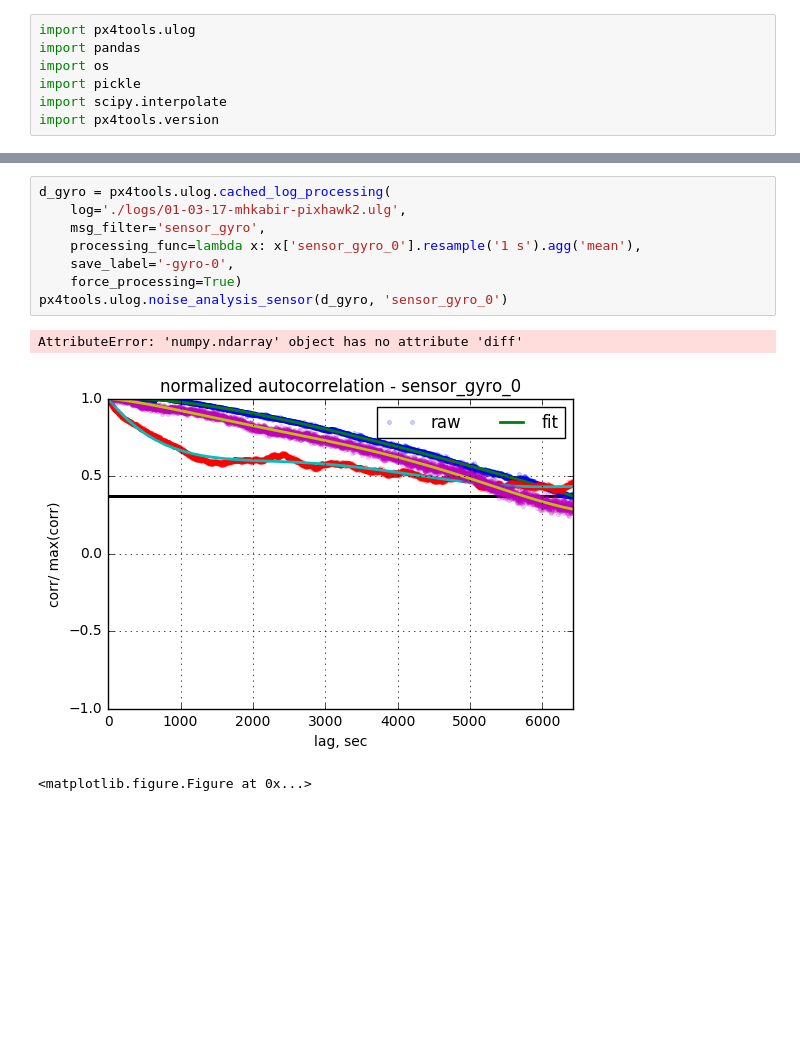
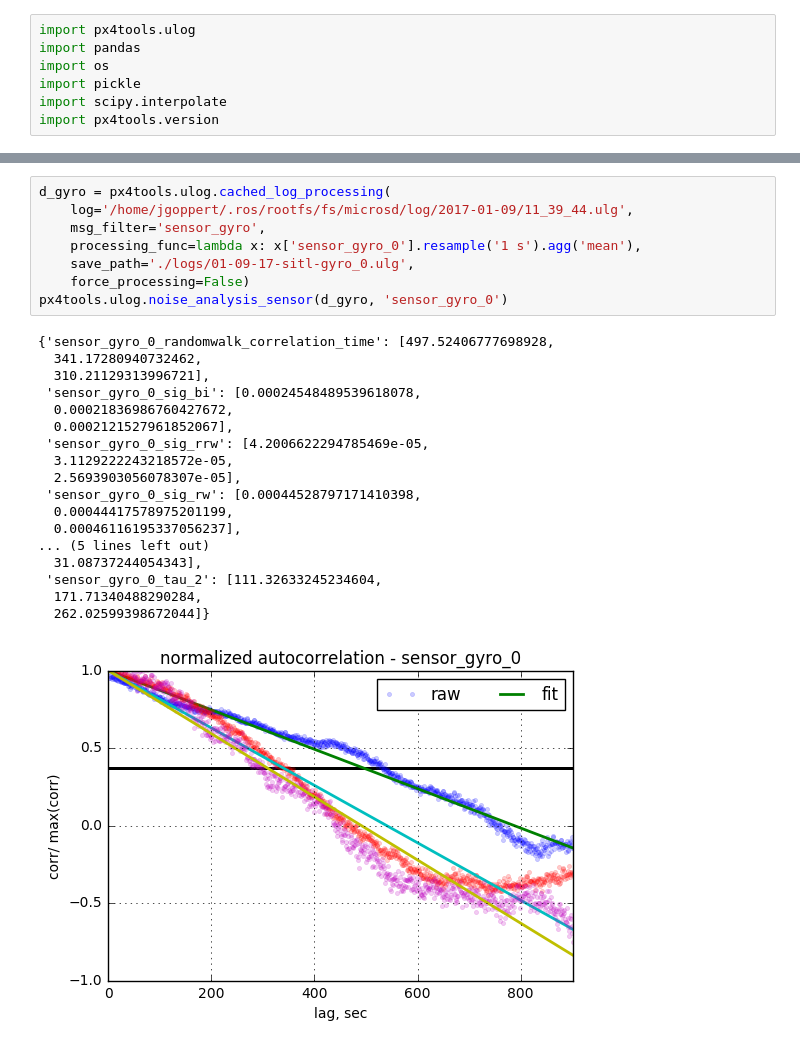
Before and after one commit to jgoppert/iekf_analysis, a Jupyter notebook: SITL Noise Identification.ipynb, the cells around one changed output, grey strips where cells are left out. Cells and saved outputs as stored; diff of their text form; blank space fills up the shorter version.

```diff
--- a/SITL Noise Identification.ipynb
+++ b/SITL Noise Identification.ipynb
@@ -22,12 +22,27 @@ px4tools.version.git_revision
 # %%
 d_gyro = px4tools.ulog.cached_log_processing(
-    log='./logs/01-03-17-mhkabir-pixhawk2.ulg',
+    log='/home/jgoppert/.ros/rootfs/fs/microsd/log/2017-01-09/11_39_44.ulg',
     msg_filter='sensor_gyro',
     processing_func=lambda x: x['sensor_gyro_0'].resample('1 s').agg('mean'),
-    save_label='-gyro-0',
-    force_processing=True)
+    save_path='./logs/01-09-17-sitl-gyro_0.ulg',
+    force_processing=False)
 px4tools.ulog.noise_analysis_sensor(d_gyro, 'sensor_gyro_0')
 # %% [output]
-AttributeError: 'numpy.ndarray' object has no attribute 'diff'
+{'sensor_gyro_0_randomwalk_correlation_time': [497.52406777698928,
+  341.17280940732462,
+  310.21129313996721],
+ 'sensor_gyro_0_sig_bi': [0.00024548489539618078,
+  0.00021836986760427672,
+  0.0002121527961852067],
+ 'sensor_gyro_0_sig_rrw': [4.2006622294785469e-05,
+  3.1129222243218572e-05,
+  2.5693903056078307e-05],
+ 'sensor_gyro_0_sig_rw': [0.00044528797171410398,
+  0.00044417578975201199,
+  0.00046116195337056237],
+... (5 lines left out)
+  31.08737244054343],
+ 'sensor_gyro_0_tau_2': [111.32633245234604,
+  171.71340488290284,
+  262.02599398672044]}
-[figure, old version]
+[figure, new version]
-<matplotlib.figure.Figure at 0x...>
```
Also changed, not shown: parts of 13 cells of this notebook, 14 other files.
